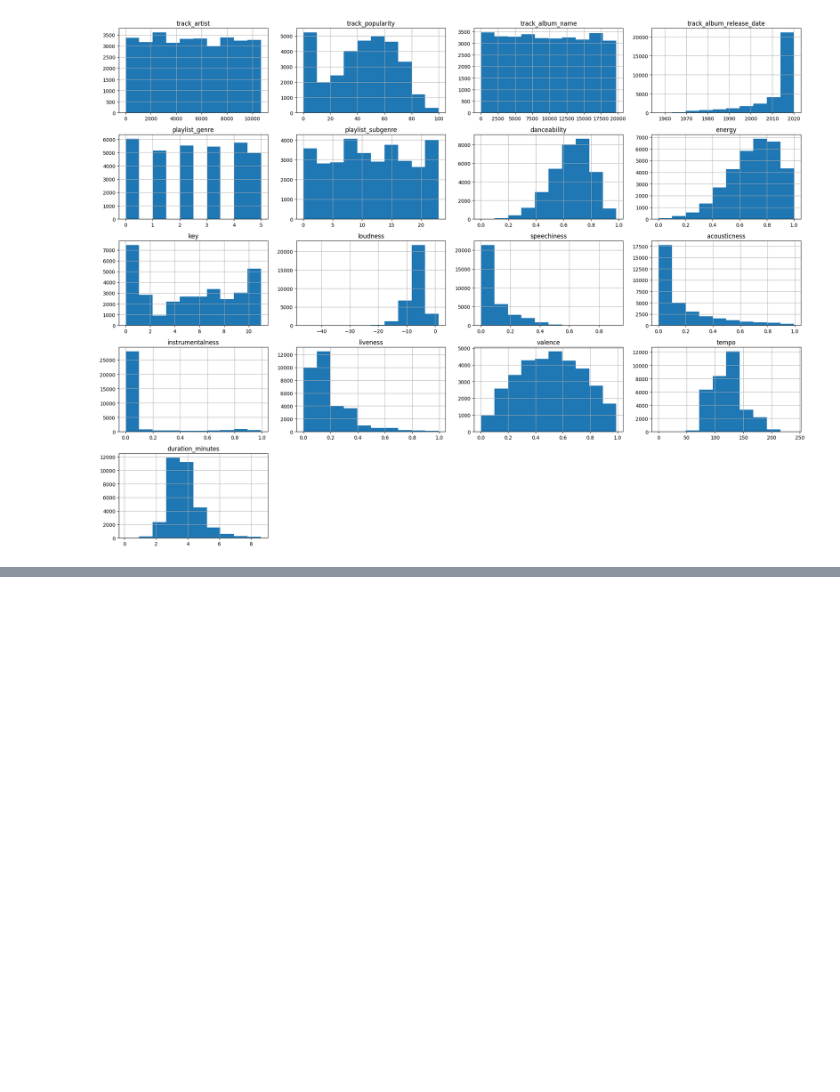
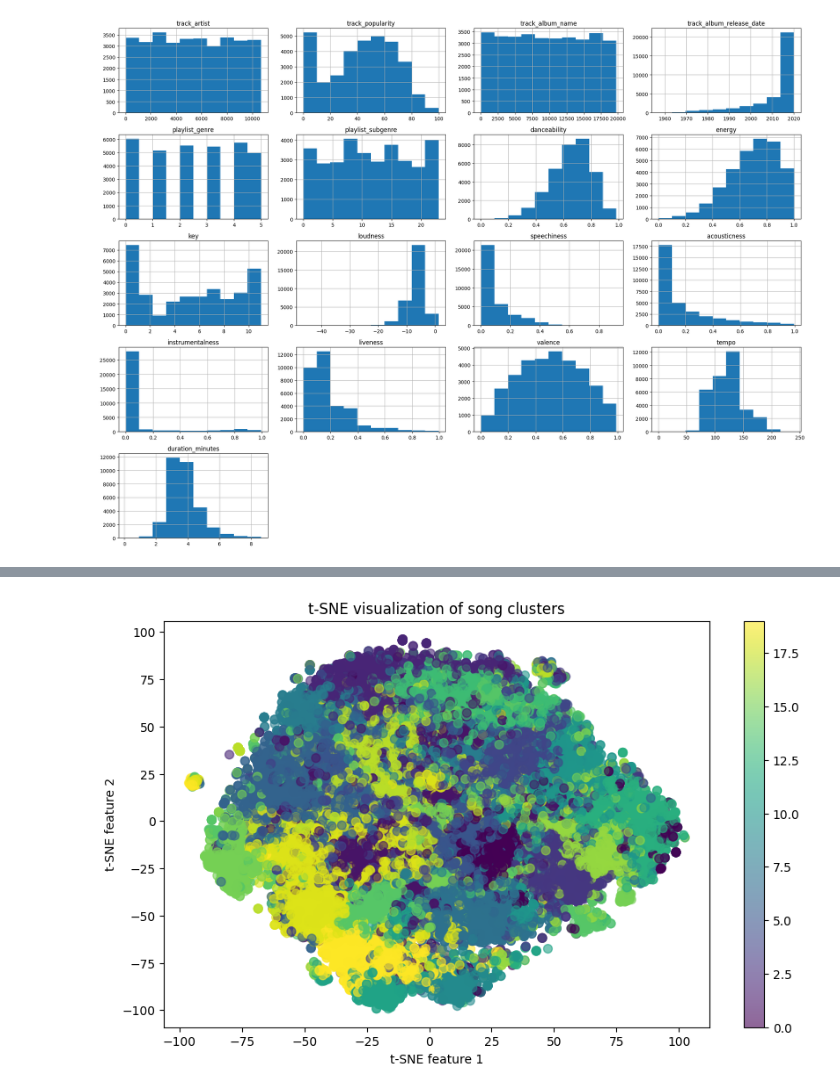
Before and after one commit to riwanahas/runreco, a Jupyter notebook: spotify_reco/models/spotify_reco_model_1.ipynb, the cells around one changed output, grey strips where cells are left out. Cells and saved outputs as stored; diff of their text form; code cells hidden in the pictures; blank space fills up the shorter version.

```diff
--- a/spotify_reco/models/spotify_reco_model_1.ipynb
+++ b/spotify_reco/models/spotify_reco_model_1.ipynb
@@ -369,0 +505,14 @@ Name: 20091, dtype: object
+# %%
+from sklearn.feature_extraction.text import TfidfVectorizer
+import pandas as pd
+
+tfidf_vectorizer_track = TfidfVectorizer()
+tfidf_vectorizer_playlist = TfidfVectorizer()
+
+track_name_tfidf = tfidf_vectorizer_track.fit_transform(df['track_name_preprocessed'])
+
+playlist_name_tfidf = tfidf_vectorizer_playlist.fit_transform(df['playlist_name'])
+
+df_tdidf = df.copy()
+df_tdidf['track_name_vectorized'] = list(track_name_tfidf.toarray())
+df_tdidf['playlist_name_vectorized'] = list(playlist_name_tfidf.toarray())
@@ -369,0 +549,3 @@ Name: 20091, dtype: object
+# %%
+df_tdidf.drop(df_tdidf.select_dtypes(include=['object']).columns, axis=1, inplace=True)
+df_tdidf.head()
@@ -369,0 +559,7 @@ Name: 20091, dtype: object
+# %%
+df_tdidf['track_album_release_year'] = df['track_album_release_date'].dt.year
+df_tdidf['track_album_release_month'] = df['track_album_release_date'].dt.month
+df_tdidf['track_album_release_day'] = df['track_album_release_date'].dt.day
+
+# Drop the original 'track_album_release_date' column
+df_tdidf.drop('track_album_release_date', axis=1, inplace=True)
@@ -369,0 +624,3 @@ Name: 20091, dtype: object
+# %%
+scaler = StandardScaler()
+features_scaled = scaler.fit_transform(df_tdidf)
@@ -369,0 +634,18 @@ Name: 20091, dtype: object
+# %%
+n_clusters = 20
+kmeans = KMeans(n_clusters=n_clusters)
+df['cluster'] = kmeans.fit_predict(features_scaled)
+
+# Visualizing the Clusters with t-SNE
+tsne = TSNE(n_components=2)
+tsne_results = tsne.fit_transform(features_scaled)
+
+plt.figure(figsize=(10, 6))
+plt.scatter(tsne_results[:, 0], tsne_results[:, 1], c=df['cluster'], cmap='viridis', s=50, alpha=0.6)
+plt.colorbar()
+plt.title('t-SNE visualization of song clusters')
+plt.xlabel('t-SNE feature 1')
+plt.ylabel('t-SNE feature 2')
+plt.show()
+# %% [output]
+[figure, added]
```
Also changed, not shown: parts of 34 cells of this notebook.
